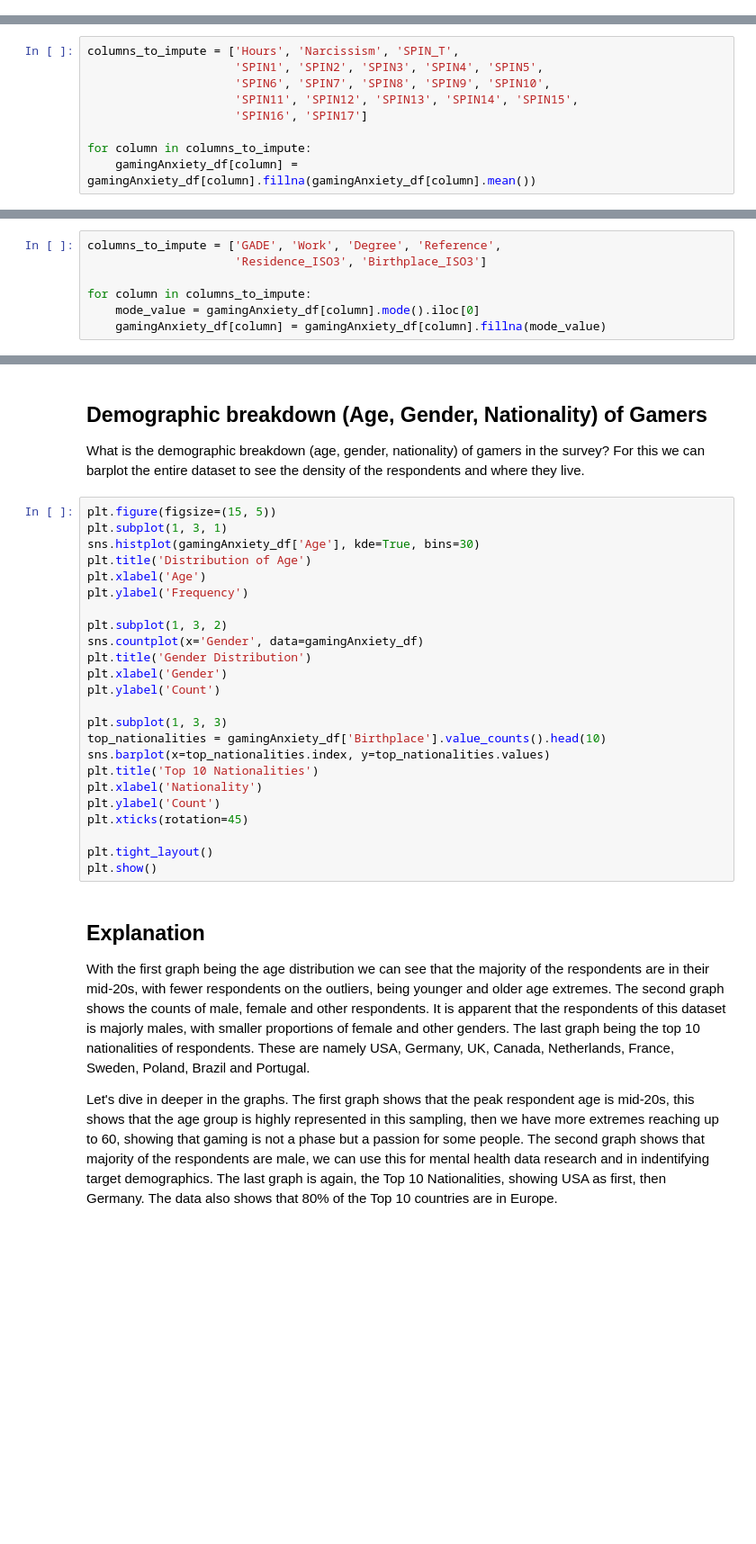
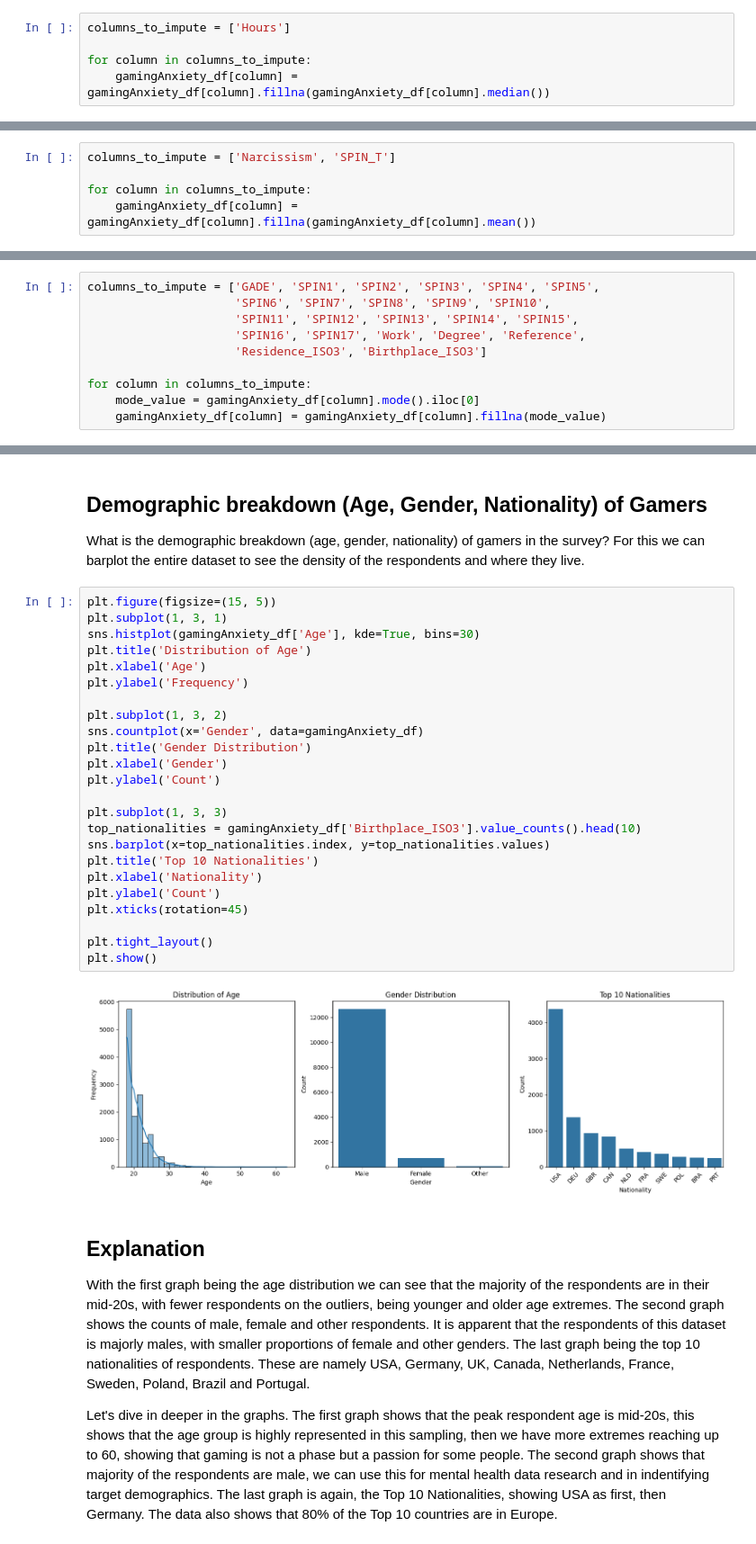
Before and after one commit to MglGuer/CSMODEL-MCO, a Jupyter notebook: Group 4 CSMODEL MCO1.ipynb, the cells around one changed output, grey strips where cells are left out. Shown at 90% size. Drawn from its saved outputs; the diff is of its cells as text; blank space fills up the shorter version.

```diff
--- a/Group 4 CSMODEL MCO1.ipynb
+++ b/Group 4 CSMODEL MCO1.ipynb
@@ -99,0 +176,5 @@ We start by doing mean imputation. Of course, we will only be doing this for cel
+# %%
+columns_to_impute = ['Hours']
+
+for column in columns_to_impute:
+    gamingAnxiety_df[column] = gamingAnxiety_df[column].fillna(gamingAnxiety_df[column].median())
@@ -100,9 +206,5 @@ We start by doing mean imputation. Of course, we will only be doing this for cel
 # %%
-columns_to_impute = ['Hours', 'Narcissism', 'SPIN_T',
-                     'SPIN1', 'SPIN2', 'SPIN3', 'SPIN4', 'SPIN5',
-                     'SPIN6', 'SPIN7', 'SPIN8', 'SPIN9', 'SPIN10',
-                     'SPIN11', 'SPIN12', 'SPIN13', 'SPIN14', 'SPIN15',
-                     'SPIN16', 'SPIN17']
+columns_to_impute = ['Narcissism', 'SPIN_T']
 
 for column in columns_to_impute:
     gamingAnxiety_df[column] = gamingAnxiety_df[column].fillna(gamingAnxiety_df[column].mean())
@@ -115,5 +235,8 @@ We cannot use mean imputation for our categorical variables. We would also rathe
 # %%
-columns_to_impute = ['GADE', 'Work', 'Degree', 'Reference',
+columns_to_impute = ['GADE', 'SPIN1', 'SPIN2', 'SPIN3', 'SPIN4', 'SPIN5',
+                     'SPIN6', 'SPIN7', 'SPIN8', 'SPIN9', 'SPIN10',
+                     'SPIN11', 'SPIN12', 'SPIN13', 'SPIN14', 'SPIN15',
+                     'SPIN16', 'SPIN17', 'Work', 'Degree', 'Reference',
                      'Residence_ISO3', 'Birthplace_ISO3']
 
 for column in columns_to_impute:
@@ -209,27 +361,29 @@ For this we can barplot the entire dataset to see the density of the respondents
 # %%
 plt.figure(figsize=(15, 5))
 plt.subplot(1, 3, 1)
 sns.histplot(gamingAnxiety_df['Age'], kde=True, bins=30)
 plt.title('Distribution of Age')
 plt.xlabel('Age')
 plt.ylabel('Frequency')
 
 plt.subplot(1, 3, 2)
 sns.countplot(x='Gender', data=gamingAnxiety_df)
 plt.title('Gender Distribution')
 plt.xlabel('Gender')
 plt.ylabel('Count')
 
 plt.subplot(1, 3, 3)
-top_nationalities = gamingAnxiety_df['Birthplace'].value_counts().head(10)
+top_nationalities = gamingAnxiety_df['Birthplace_ISO3'].value_counts().head(10)
 sns.barplot(x=top_nationalities.index, y=top_nationalities.values)
 plt.title('Top 10 Nationalities')
 plt.xlabel('Nationality')
 plt.ylabel('Count')
 plt.xticks(rotation=45)
 
 plt.tight_layout()
 plt.show()
+# %% [output]
+[figure, added]
 # %% [markdown]
 ## Explanation
 With the first graph being the age distribution we can see that the majority of the respondents are in their mid-20s, with fewer respondents on the outliers, being younger and older age extremes. The second graph shows the counts of male, female and other respondents. It is apparent that the respondents of this dataset is majorly males, with smaller proportions of female and other genders. The last graph being the top 10 nationalities of respondents. These are namely USA, Germany, UK, Canada, Netherlands, France, Sweden, Poland, Brazil and Portugal.
```
Also changed, not shown: parts of 18 cells of this notebook.
